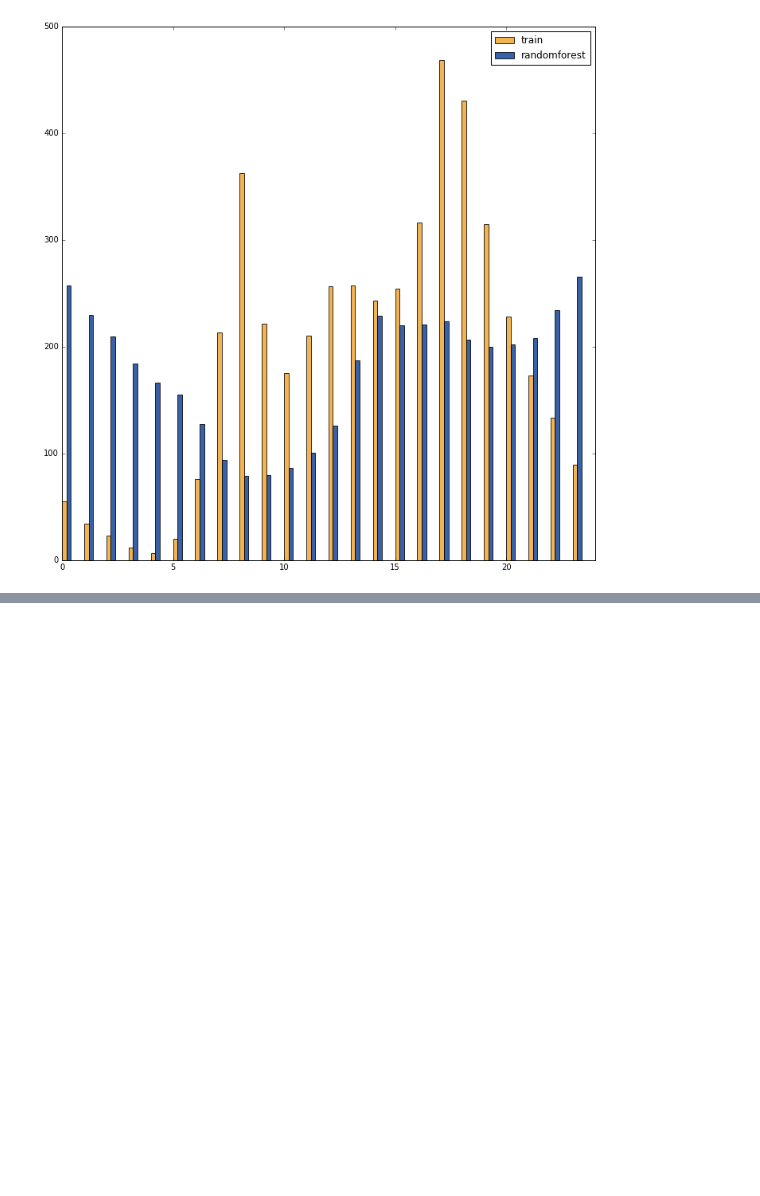
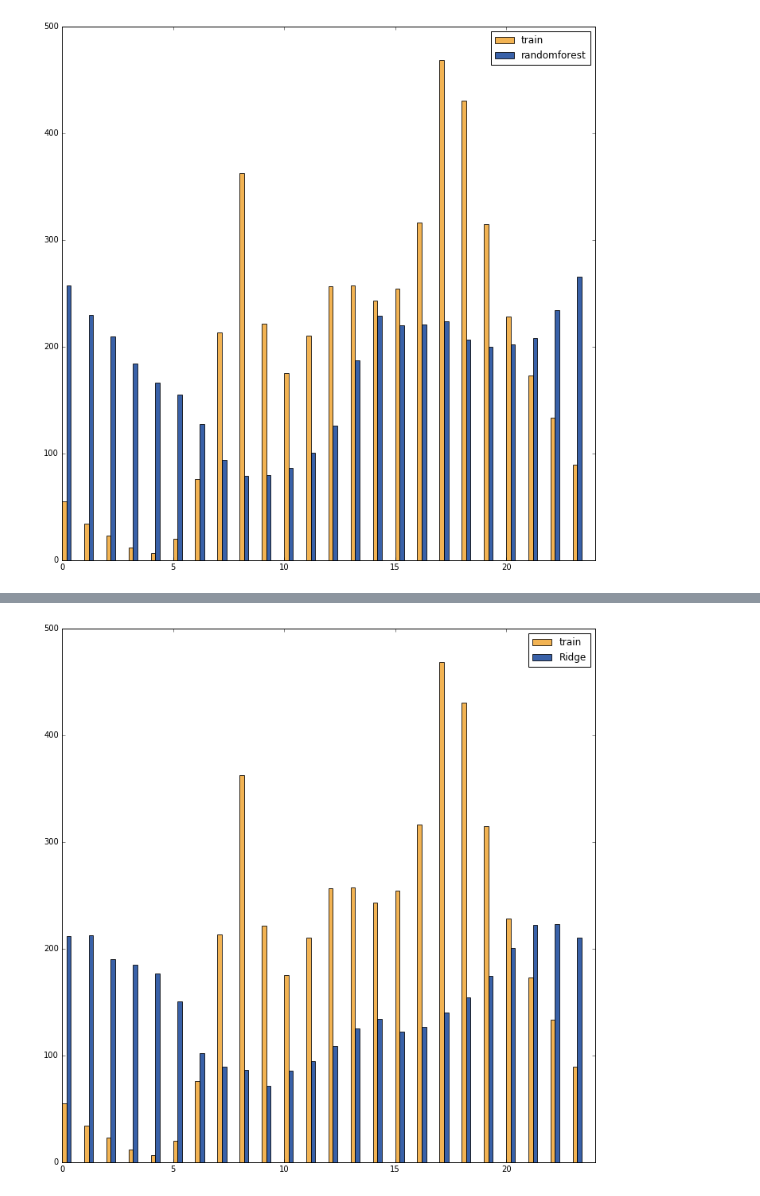
Before and after one commit to MadisonJMyers/W207, a Jupyter notebook: w207_project.ipynb, the cells around one changed output, grey strips where cells are left out. Saved outputs shown, nothing was run; the diff lists cells and outputs as text; code cells hidden in the pictures; blank space fills up the shorter version.

Commit message:
Add files via upload
Updated to add more regressors

```diff
--- a/w207_project.ipynb
+++ b/w207_project.ipynb
@@ -1429,13 +1433,9 @@ plt.legend()
 [figure]
 # %%
 from sklearn import svm
-from sklearn.ensemble import RandomForestRegressor
 
 np.random.seed(300)
 
-
-
-#rf = RandomForestRegressor()
 
 rf = svm.SVR()
 
@@ -1450,7 +1450,7 @@ casual_registered = [expm1(el) for el in casual_registered_log]
 results_registered = [expm1(el) for el in results_registered_log]
 
 results = np.add(results_registered, casual_registered)
-test_lab_f = open("rf_qrt_log.csv", "w")
+test_lab_f = open("svm_qrt_log.csv", "w")
 
 test_lab_f.write(str(test_labels[0,0]) + "," + str(train_labels[0, -1]))
 
@@ -1516,0 +1514,76 @@ plt.legend()
+# %%
+from sklearn import linear_model
+
+
+rdg= linear_model.Ridge (alpha = .5)
+clf = rdg.fit(qrt_train_data,
+              log_output_vars[:,0])
+casual_registered_log = rdg.predict(qrt_test_data)
+
+clf = rdg.fit(qrt_train_data, log_output_vars[:,1])
+results_registered_log = rdg.predict(qrt_test_data)
+
+
+casual_registered = [expm1(el) for el in casual_registered_log]
+results_registered = [expm1(el) for el in results_registered_log]
+
+results = np.add(results_registered, casual_registered)
+test_lab_f = open("rdg_qrt_log.csv", "w")
+
+test_lab_f.write(str(test_labels[0,0]) + "," + str(train_labels[0, -1]))
+
+idx = 0
+
+for pp in results:
+    test_lab_f.write("\n")
+    test_lab_f.write(str(test_data[:,0][idx]) + "," + str(int(pp)))
+    idx += 1
+
+
+test_lab_f.close()
+# 1.02599
+
+#create new variable for hour
+hour = np.zeros(train_data.shape[0])
+
+for i in range(train_data[:,0].shape[0]):
+    date = datetime.strptime(train_data[i][0], "%Y-%m-%d %H:%M:%S")
+    hour[i] = date.hour
+
+#define a function to 'roll up' data (like excel pivot table)
+def summarize(preds):
+    averages = np.empty([24,])
+    for i in range(24):
+        count = 0
+        n = 0
+        for h in range(preds.shape[0]):
+            if hour[h] == i:
+                count += preds[h]
+                n += 1
+        averages[i] = count/n
+    return averages
+
+
+plt.figure(figsize=(12,12))
+plt.xlim(0,24)
+bar_width = 0.2
+opacity = 0.8
+
+def width_adjust(x):
+    x_adjust = []
+    for i in range(24):
+        x_adjust.append(hour[i] + x)
+    return x_adjust
+
+bars_train = plt.bar(set(hour), summarize(new_output_data), bar_width,
+                 alpha=opacity,
+                 color='#efa028',
+                 label='train')
+
+bars_rf = plt.bar(width_adjust(1*bar_width), summarize(results), bar_width,
+                 alpha=opacity,
+                 color='#073a93',
+                 label='Ridge')
+
+plt.legend()
+# %% [output]
@@ -1516,0 +1591 @@ plt.legend()
+[figure, added]
```
Also changed, not shown: parts of 18 cells of this notebook.
